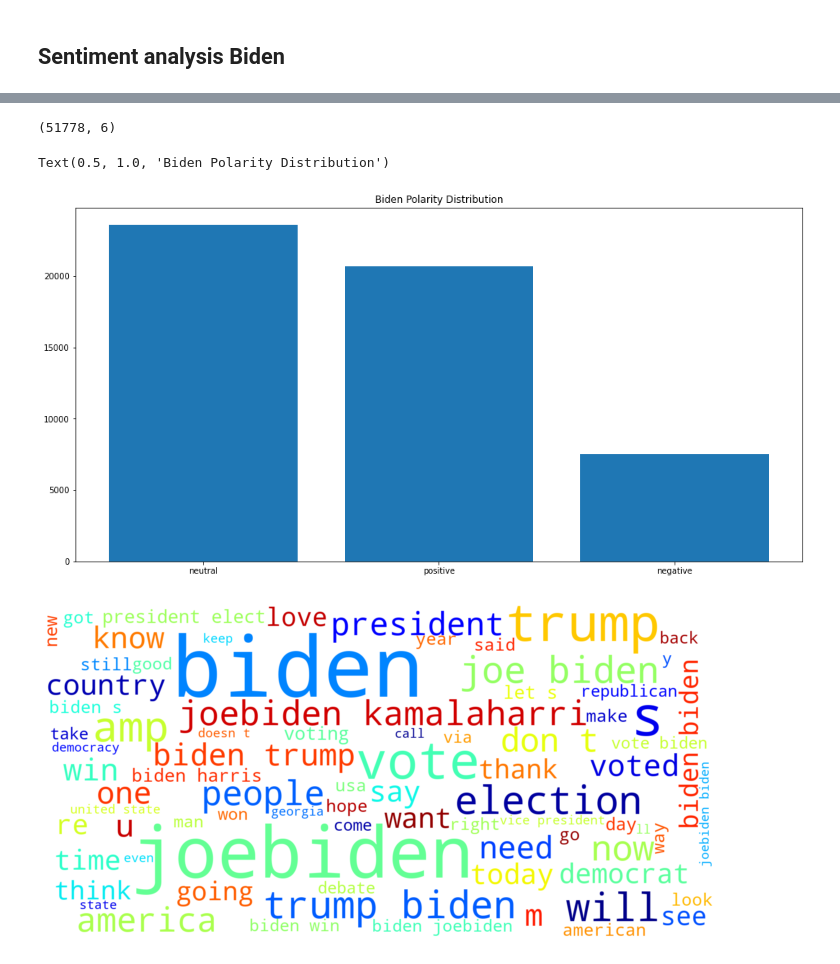
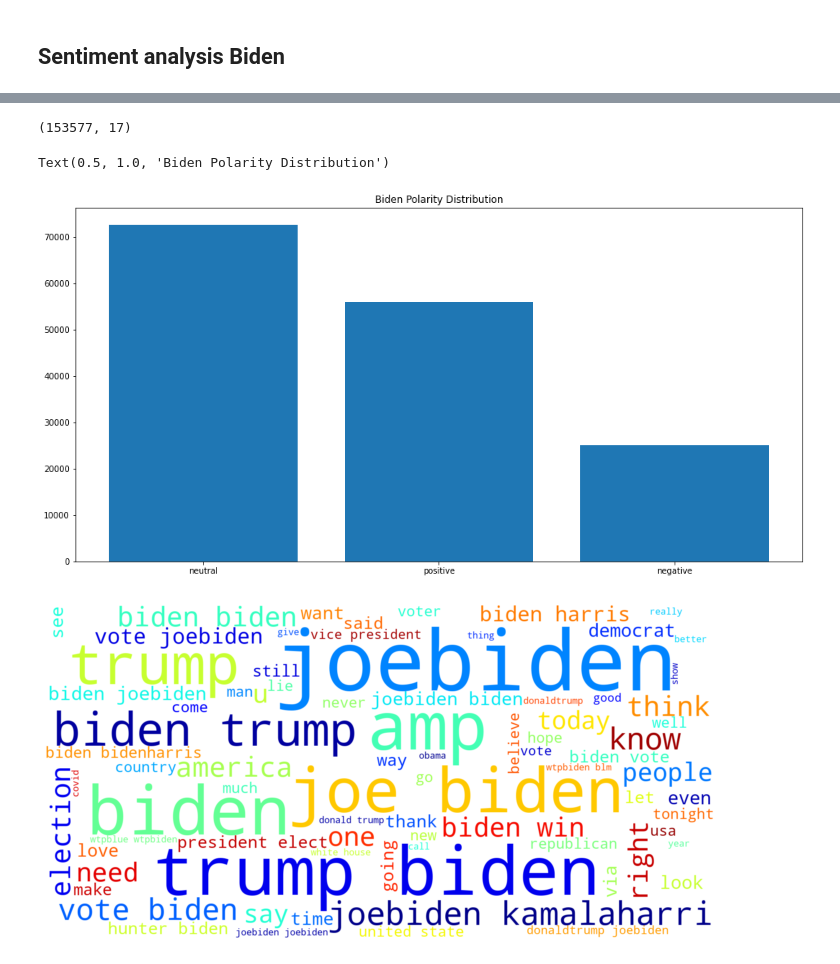
Before and after one commit to akhilsingh-dev/us-election-tweets, a Jupyter notebook: notebooks/senti.ipynb, the cells around one changed output, grey strips where cells are left out. Saved outputs shown, nothing was run; the diff lists cells and outputs as text; code cells hidden in the pictures.

Commit message:
updated senti.ipynb
added stopword removal in cleaning

```diff
--- a/notebooks/senti.ipynb
+++ b/notebooks/senti.ipynb
@@ -184,4 +192,5 @@ from nltk.sentiment.vader import SentimentIntensityAnalyzer
 # %%
+stop_words = set(stopwords.words('english'))
 def clean(text):
     '''Make text lowercase, remove text in square brackets,remove links,remove punctuation
     and remove words containing numbers.'''
@@ -195,7 +204,12 @@ def clean(text):
     text=re.sub(r'#','',text)
     text=re.sub(r'RT[\s]+','',text)
     text=re.sub(r'[^\w]', ' ', text)
-    return text
+    filtered_tweet=[]
+    words = word_tokenize(text)
+    for word in words:
+        if not word in stop_words:
+            filtered_tweet.append(word)
+    return " ".join(filtered_tweet)
 # %%
 # create fuction to get the subjectivity and polarity
 def getSubjectivity(text):
@@ -285,7 +297,7 @@ word_cloud(trump_tweets['ClearTweet'])
 # %% [markdown]
 ## Sentiment analysis Biden
 # %%
-biden_tweets = df.query('(condidat == "Biden")').sort_values('user_followers_count',ascending = False).drop_duplicates(['user_name'])[['tweet','country']]
+biden_tweets = df.query('(condidat == "Biden")').sort_values('user_followers_count',ascending = False) #.drop_duplicates(['user_name'])[['tweet','country']]
 biden_tweets = biden_tweets.dropna().loc[biden_tweets.country == 'United States of America']
 
 biden_tweets.reset_index(inplace = True, drop = True)
@@ -306,22 +318,19 @@ biden_tweets.head()
 # %%
 biden_tweets.shape
 # %% [output]
-(51778, 6)
+(153577, 17)
-# %%
-#Calculate Polarity
-biden_tweets.polarity = biden_tweets.polarity.progress_apply(lambda x: getAnalysis(x))
 # %%
 #Chart Polarity Distribution
 from collections import Counter
 
-target_cnt = Counter(biden_tweets.polarity)
+target_cnt = Counter(biden_tweets.analysis)
 
 plt.figure(figsize=(16,8))
 plt.bar(target_cnt.keys(), target_cnt.values())
 plt.title("Biden Polarity Distribution")
 # %% [output]
 Text(0.5, 1.0, 'Biden Polarity Distribution')
-[figure, old version]
+[figure, new version]
 # %%
 #Chart Sentiment Distribution
 general  = biden_tweets.groupby('analysis').analysis.count()
@@ -336,4 +345,4 @@ fig.show()
 #Plot Biden wordcloud
 word_cloud(biden_tweets['ClearTweet'])
 # %% [output]
-[figure, old version]
+[figure, new version]
```
Also changed, not shown: parts of 9 cells of this notebook.
